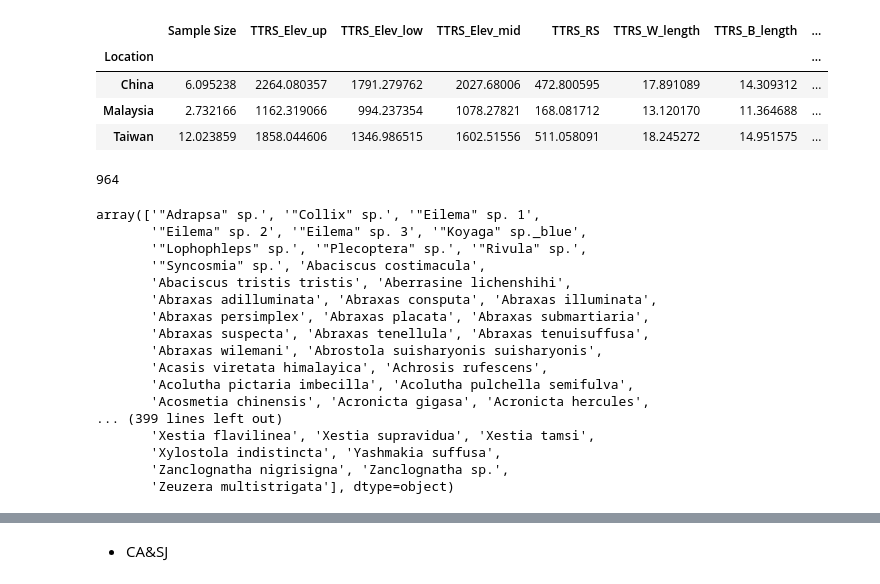
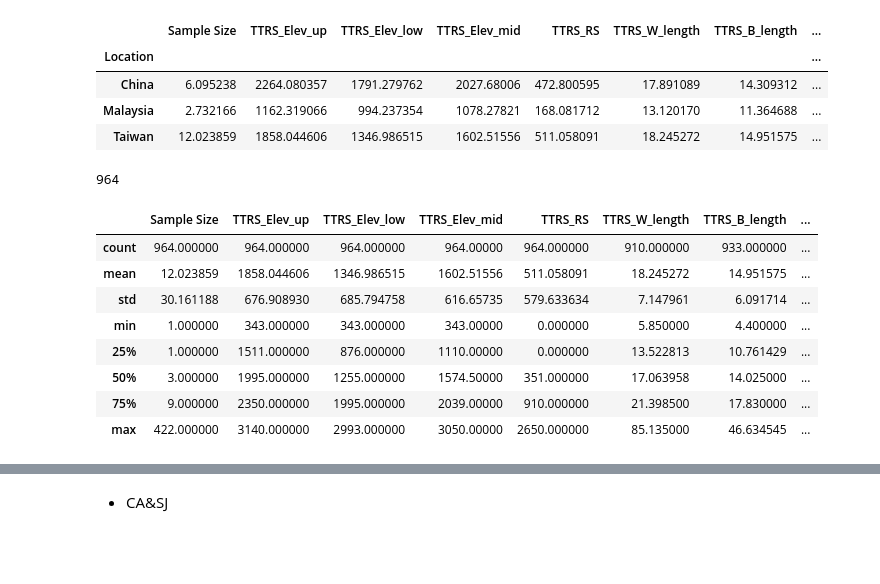
Before and after one commit to YunghuiHsu/Moth_Project, a Jupyter notebook: Moth_thermal/data/meta_thermal_rangesize/get_meta.ipynb, the cells around one changed output, grey strips where cells are left out. Drawn from its saved outputs; the diff is of its cells as text; code cells hidden in the pictures; blank space fills up the shorter version.

```diff
--- a/Moth_thermal/data/meta_thermal_rangesize/get_meta.ipynb
+++ b/Moth_thermal/data/meta_thermal_rangesize/get_meta.ipynb
@@ -209,7 +261,7 @@ df.query('B_length.isnull()')
 # %% [markdown]
 - 檢視整理好的、species-based 資料
 # %%
-df_sp_based = pd.read_csv('210607_CSV_All_Species_based.csv')
+df_sp_based = pd.read_csv('data/210607_CSV_All_Species_based.csv')
 df_sp_based
 # %% [output]
 |  | Location | Family | Species | Sample Size | TTRS_Elev_up | TTRS_Elev_low | TTRS_Elev_mid | TTRS_RS | ... |
@@ -236,23 +288,17 @@ df_sp_based.groupby('Location').mean()
 # %%
 df_taiwan = df_sp_based.query('Location == "Taiwan"')
 print(df_taiwan.Species.nunique())
 df_taiwan.Species.unique()
+# df_taiwan.groupby(['Family','Species']).count()[['Sample Size']]
+df_taiwan.describe()
 # %% [output]
 964
-array(['"Adrapsa" sp.', '"Collix" sp.', '"Eilema" sp. 1',
-       '"Eilema" sp. 2', '"Eilema" sp. 3', '"Koyaga" sp._blue',
-       '"Lophophleps" sp.', '"Plecoptera" sp.', '"Rivula" sp.',
-       '"Syncosmia" sp.', 'Abaciscus costimacula',
-       'Abaciscus tristis tristis', 'Aberrasine lichenshihi',
-       'Abraxas adilluminata', 'Abraxas consputa', 'Abraxas illuminata',
-       'Abraxas persimplex', 'Abraxas placata', 'Abraxas submartiaria',
-       'Abraxas suspecta', 'Abraxas tenellula', 'Abraxas tenuisuffusa',
-       'Abraxas wilemani', 'Abrostola suisharyonis suisharyonis',
-       'Acasis viretata himalayica', 'Achrosis rufescens',
-       'Acolutha pictaria imbecilla', 'Acolutha pulchella semifulva',
-       'Acosmetia chinensis', 'Acronicta gigasa', 'Acronicta hercules',
-... (399 lines left out)
-       'Xestia flavilinea', 'Xestia supravidua', 'Xestia tamsi',
-       'Xylostola indistincta', 'Yashmakia suffusa',
-       'Zanclognatha nigrisigna', 'Zanclognatha sp.',
-       'Zeuzera multistrigata'], dtype=object)
+|  | Sample Size | TTRS_Elev_up | TTRS_Elev_low | TTRS_Elev_mid | TTRS_RS | TTRS_W_length | TTRS_B_length | ... |
+| count | 964.000000 | 964.000000 | 964.000000 | 964.00000 | 964.000000 | 910.000000 | 933.000000 | ... |
+| mean | 12.023859 | 1858.044606 | 1346.986515 | 1602.51556 | 511.058091 | 18.245272 | 14.951575 | ... |
+| std | 30.161188 | 676.908930 | 685.794758 | 616.65735 | 579.633634 | 7.147961 | 6.091714 | ... |
+| min | 1.000000 | 343.000000 | 343.000000 | 343.00000 | 0.000000 | 5.850000 | 4.400000 | ... |
+| 25% | 1.000000 | 1511.000000 | 876.000000 | 1110.00000 | 0.000000 | 13.522813 | 10.761429 | ... |
+| 50% | 3.000000 | 1995.000000 | 1255.000000 | 1574.50000 | 351.000000 | 17.063958 | 14.025000 | ... |
+| 75% | 9.000000 | 2350.000000 | 1995.000000 | 2039.00000 | 910.000000 | 21.398500 | 17.830000 | ... |
+| max | 422.000000 | 3140.000000 | 2993.000000 | 3050.00000 | 2650.000000 | 85.135000 | 46.634545 | ... |
```
Also changed, not shown: parts of 35 cells of this notebook.
